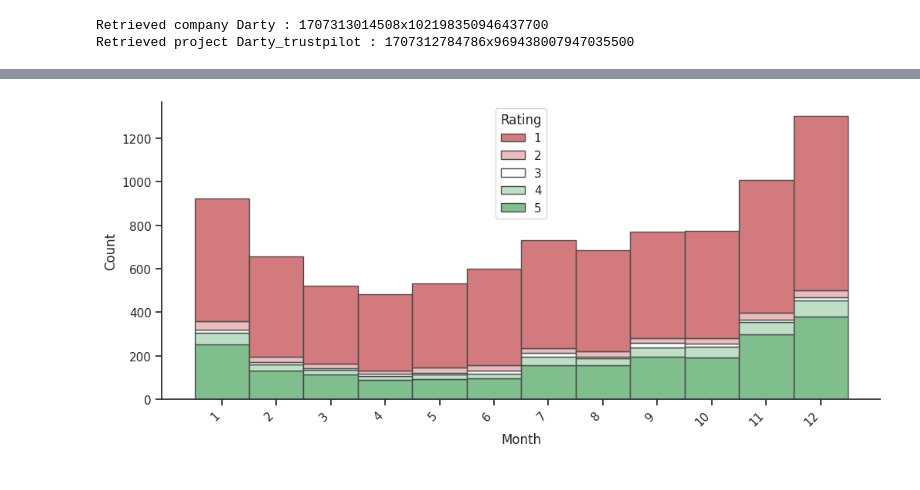
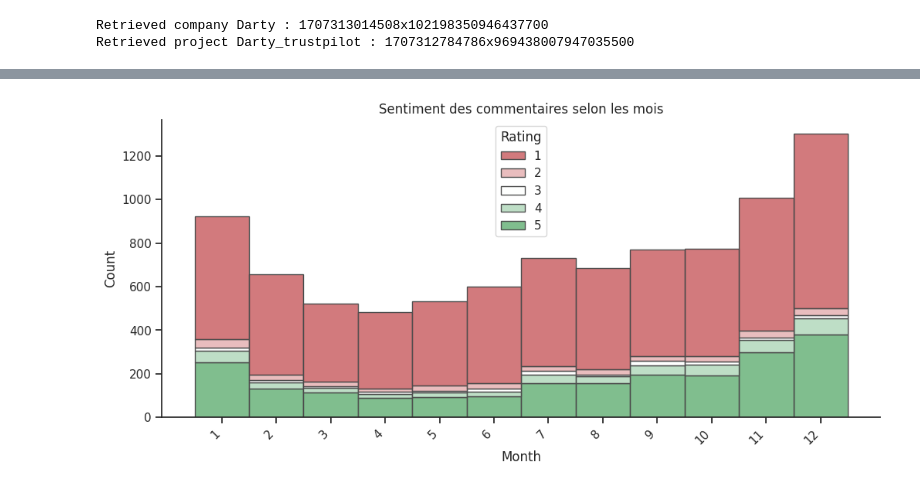
Before and after one commit to ArnaudGardille/Feedback-Analysis, a Jupyter notebook: push_feedbacks.ipynb, the cells around one changed output, grey strips where cells are left out. Saved outputs shown, nothing was run; the diff lists cells and outputs as text; code cells hidden in the pictures.

```diff
--- a/push_feedbacks.ipynb
+++ b/push_feedbacks.ipynb
@@ -143,34 +144,35 @@ sns.despine(f)
 cmap = LinearSegmentedColormap.from_list("rg", ["r", "w", "g"], N=256)
 
 # Assuming 'Year' is a numeric column representing years
 if not pd.api.types.is_numeric_dtype(feedbacks_df['Month']):
     feedbacks_df['Month'] = pd.to_numeric(feedbacks_df['Month'], errors='coerce')  # Handle non-numeric data
 
 # Ensure unique years and sort
 unique_years = feedbacks_df['Month'].unique()
 unique_years.sort()
 
 # Set x-axis ticks
 ax.set_xticks(unique_years)
 
 # Remove space between bars (if applicable)
 sns.histplot(
     feedbacks_df,
     x="Month",
     hue="Rating",
     multiple="stack",
     palette=cmap,
     edgecolor=".3",
     discrete=True,
       # Set rwidth=1 to remove spacing (might need adjustments based on plot)
 )
 
 # Rotate and align x-axis labels (optional)
+plt.title("Sentiment des commentaires selon les mois")
 ax.set_xticklabels(labels=unique_years, rotation=45, ha='right')
 
 plt.show()
 # %% [output]
-[figure, old version]
+[figure, new version]
 # %%
 
 df = feedbacks_df.copy()
```
Also changed, not shown: parts of 1 cell of this notebook, 6 other files.
